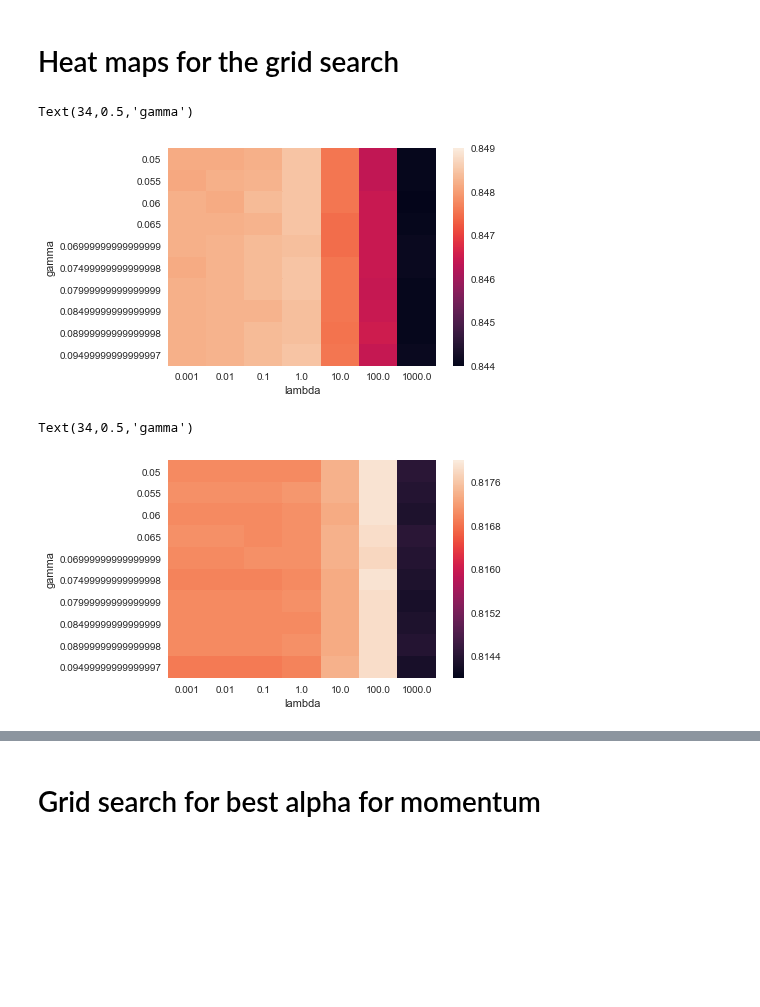
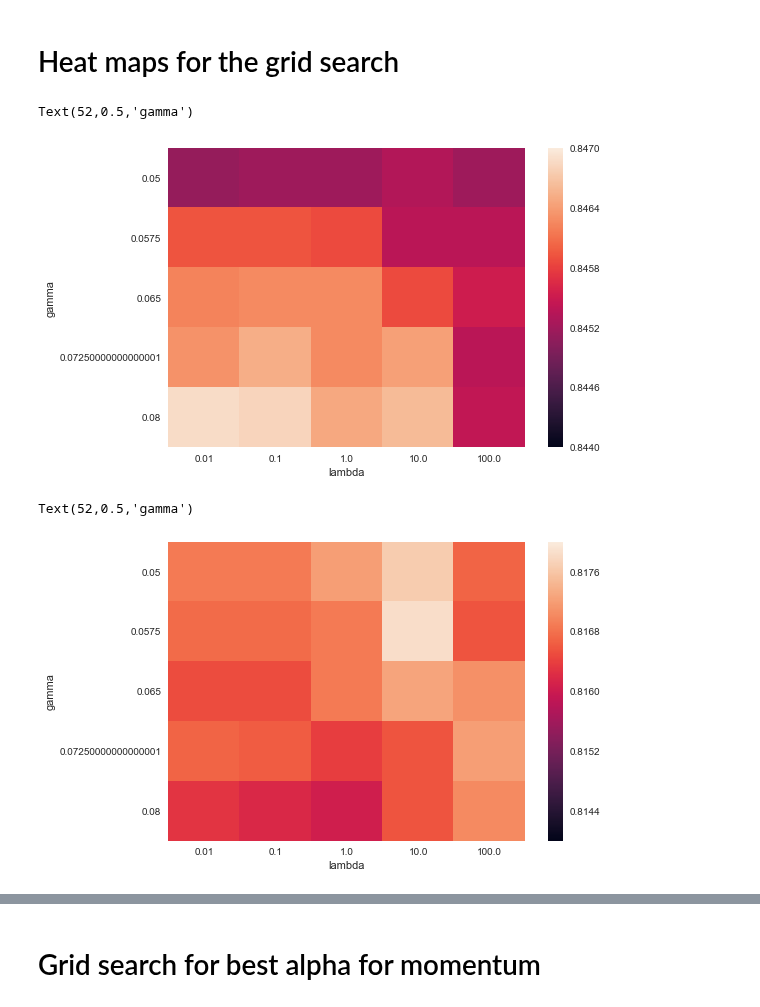
Before and after one commit to hhschede/machine_learning, a Jupyter notebook: project_1/grid_searching.ipynb, the cells around one changed output, grey strips where cells are left out. Drawn from its saved outputs; the diff is of its cells as text; code cells hidden in the pictures; blank space fills up the shorter version.

```diff
--- a/project_1/grid_searching.ipynb
+++ b/project_1/grid_searching.ipynb
@@ -145,21 +160,0 @@ plt.show()
-# %%
-# Plotting the training and testing accuracies of the three jet groups
-
-plt.style.use('seaborn')
-
-plt.ylim(0.8, 0.86)
-plt.xlim(1.5,100)
-plt.plot(acc0, label='train_jet_num = 0', c='blue', linestyle='dashed')
-plt.plot(acc_t0, label='test_jet_num = 0', c='blue')
-
-plt.plot(acc1, label='train_jet_num = 1', c='red', linestyle='dashed')
-plt.plot(acc_t1, label='test_jet_num = 1', c='red')
-
-plt.plot(acc2, label='train_jet_num > 1', c='green', linestyle='dashed')
-plt.plot(acc_t2, label='test_jet_num > 1', c='green')
-
-plt.xlabel('Iteration')
-plt.ylabel('Prediction Accuracy')
-plt.legend()
-
-plt.show()
@@ -253,27 +300,27 @@ np.save(file, grid_acc)
 Heat maps for the grid search
 ==
 # %%
-#initalizing the parameters:
-lr = np.arange(0.05,0.1,0.005)
-lamb = np.logspace(-3,3,7)
+# Initalizing the parameters:
+lr = np.linspace(0.05,0.08,5)
+lamb = np.logspace(-2,2,5)
 # %%
-file = "grid_search/grid_search_logistic_jet0.npy"
+file = "grid_search_logistic_jet0.npy"
 grid_acc = np.load(file)
 import seaborn as sns; sns.set()
-ax = sns.heatmap(grid_acc,xticklabels=lamb, yticklabels=lr,vmin= 0.844, vmax=0.849)
+ax = sns.heatmap(grid_acc,xticklabels=lamb, yticklabels=lr,vmin= 0.844, vmax=0.847)
 ax.set_xlabel('lambda')
 ax.set_ylabel('gamma')
 # %% [output]
-Text(34,0.5,'gamma')
+Text(52,0.5,'gamma')
-[figure, old version]
+[figure, new version]
 # %%
-file = "grid_search/grid_search_logistic_jet1.npy"
+file = "grid_search_logistic_jet1.npy"
 grid_acc = np.load(file)
 import seaborn as sns; sns.set()
 ax = sns.heatmap(grid_acc,xticklabels=lamb, yticklabels=lr,vmin= 0.814, vmax=0.818)
 ax.set_xlabel('lambda')
 ax.set_ylabel('gamma')
 # %% [output]
-Text(34,0.5,'gamma')
+Text(52,0.5,'gamma')
-[figure, old version]
+[figure, new version]
 # %%
```
Also changed, not shown: parts of 11 cells of this notebook, 14 other files.
